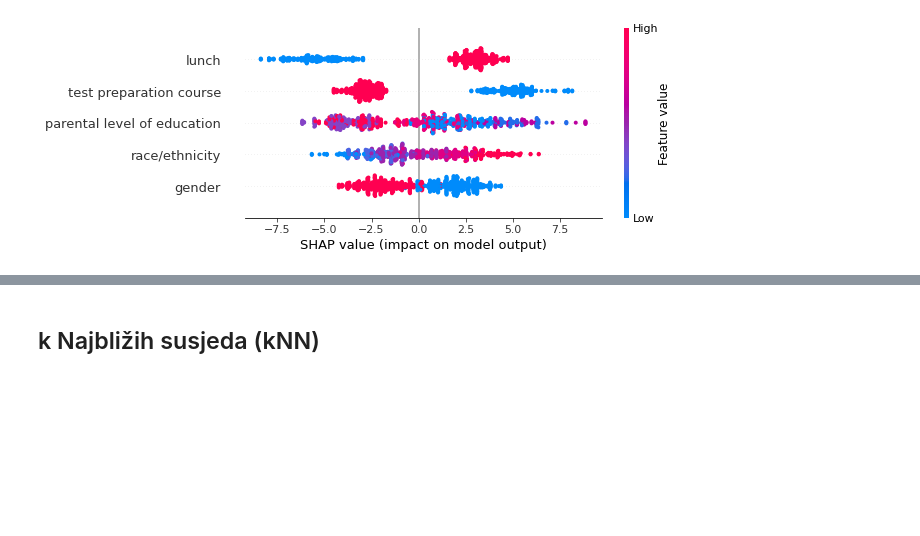
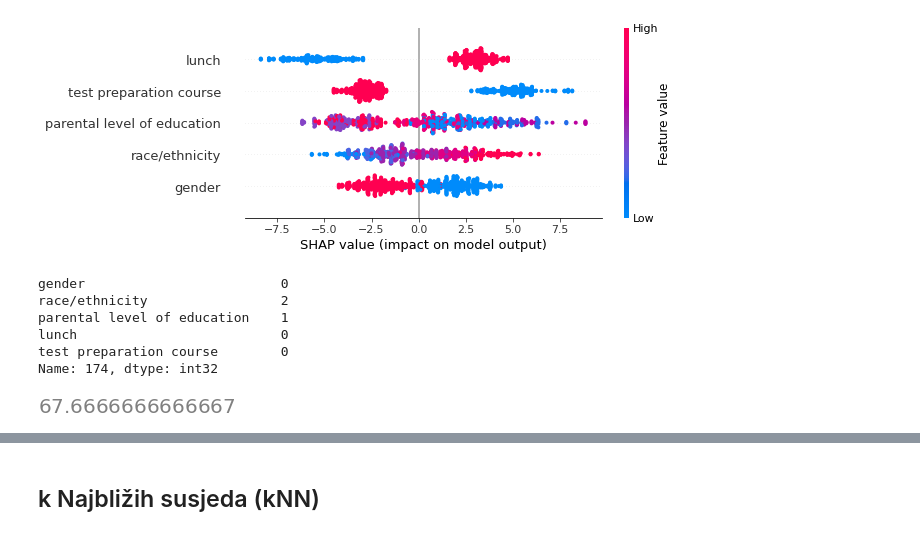
Before and after one commit to mikocij/SUprojekt, a Jupyter notebook: Projekt.ipynb, the cells around one changed output, grey strips where cells are left out. Cells and saved outputs as stored; diff of their text form; code cells hidden in the pictures; blank space fills up the shorter version.

```diff
--- a/Projekt.ipynb
+++ b/Projekt.ipynb
@@ -570,3 +570,16 @@ shap_values = shap.TreeExplainer(LGBMReg).shap_values(X_train)
 shap.summary_plot(shap_values, X_train)
 # %% [output]
 [figure]
+# %%
+X_train.iloc[547]
+# %% [output]
+gender                         0
+race/ethnicity                 2
+parental level of education    1
+lunch                          0
+test preparation course        0
+Name: 174, dtype: int32
+# %%
+y_train[547]
+# %% [output]
+[figure, added]
```
Also changed, not shown: parts of 2 cells of this notebook, 1 other file.
